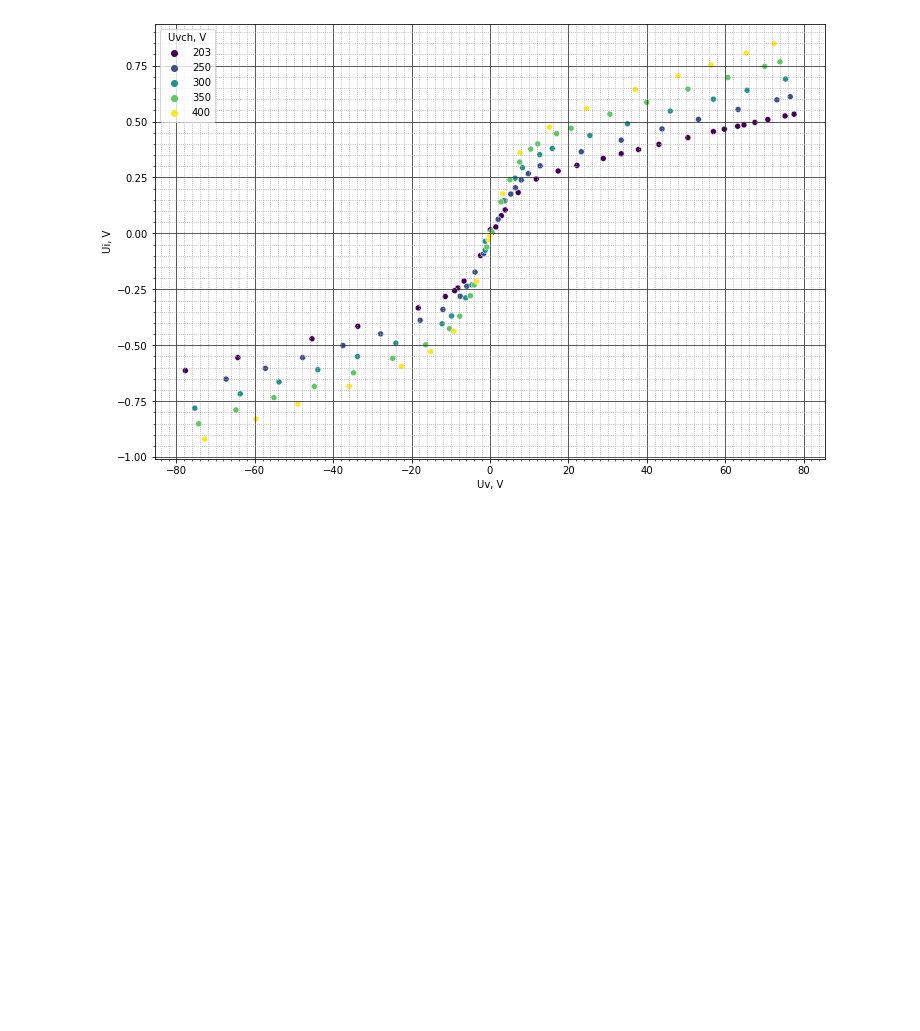
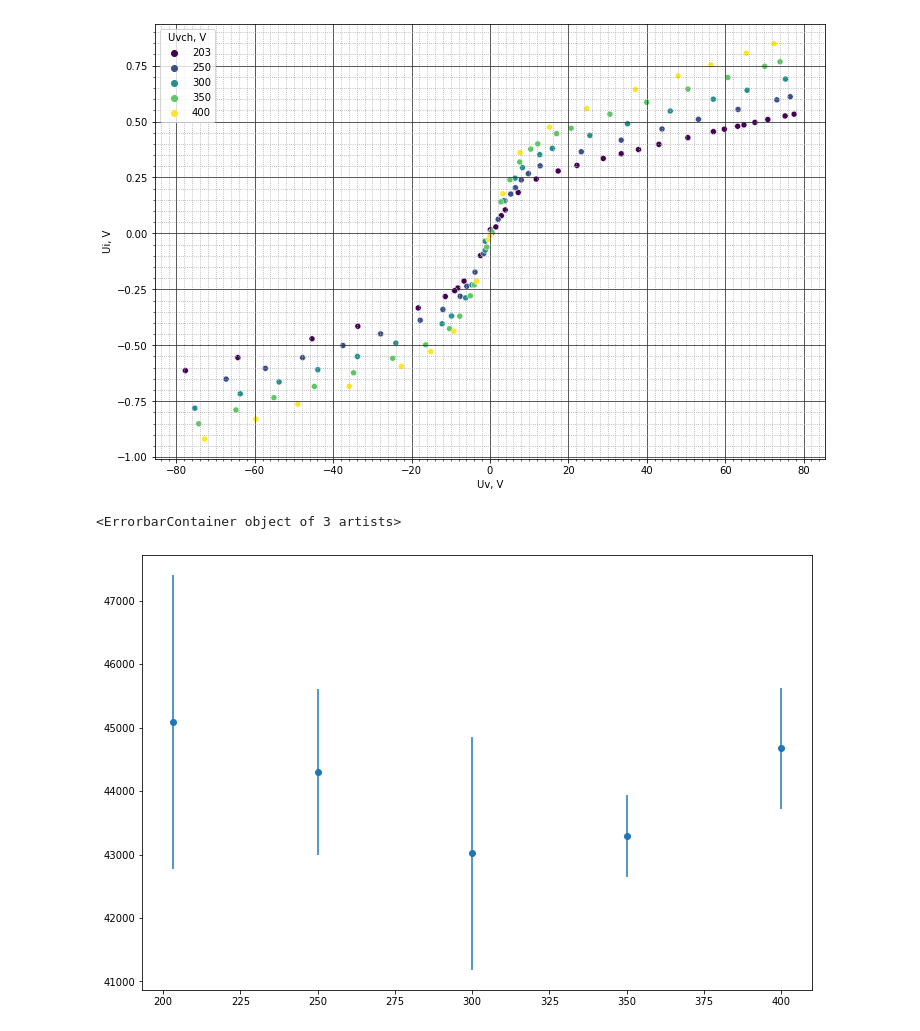
Before and after one commit to Redencon/Lapki, a Jupyter notebook: DZ.ipynb, the cells around one changed output. Cells and saved outputs as stored; diff of their text form; code cells hidden in the pictures; blank space fills up the shorter version.

Commit message:
Added data set 2 (DZ)

```diff
--- a/DZ.ipynb
+++ b/DZ.ipynb
@@ -154,0 +178,7 @@ ax.yaxis.set_minor_locator(mly)
+# %%
+plt.figure(figsize=(12, 8))
+plt.scatter(data=popts, x='Uvch', y='T')
+plt.errorbar(x = popts['Uvch'], y=popts['T'], yerr=pcovs['T'], linestyle='')
+# %% [output]
+<ErrorbarContainer object of 3 artists>
+[figure, added]
```
Also changed, not shown: parts of 5 cells of this notebook, 3 other files.
